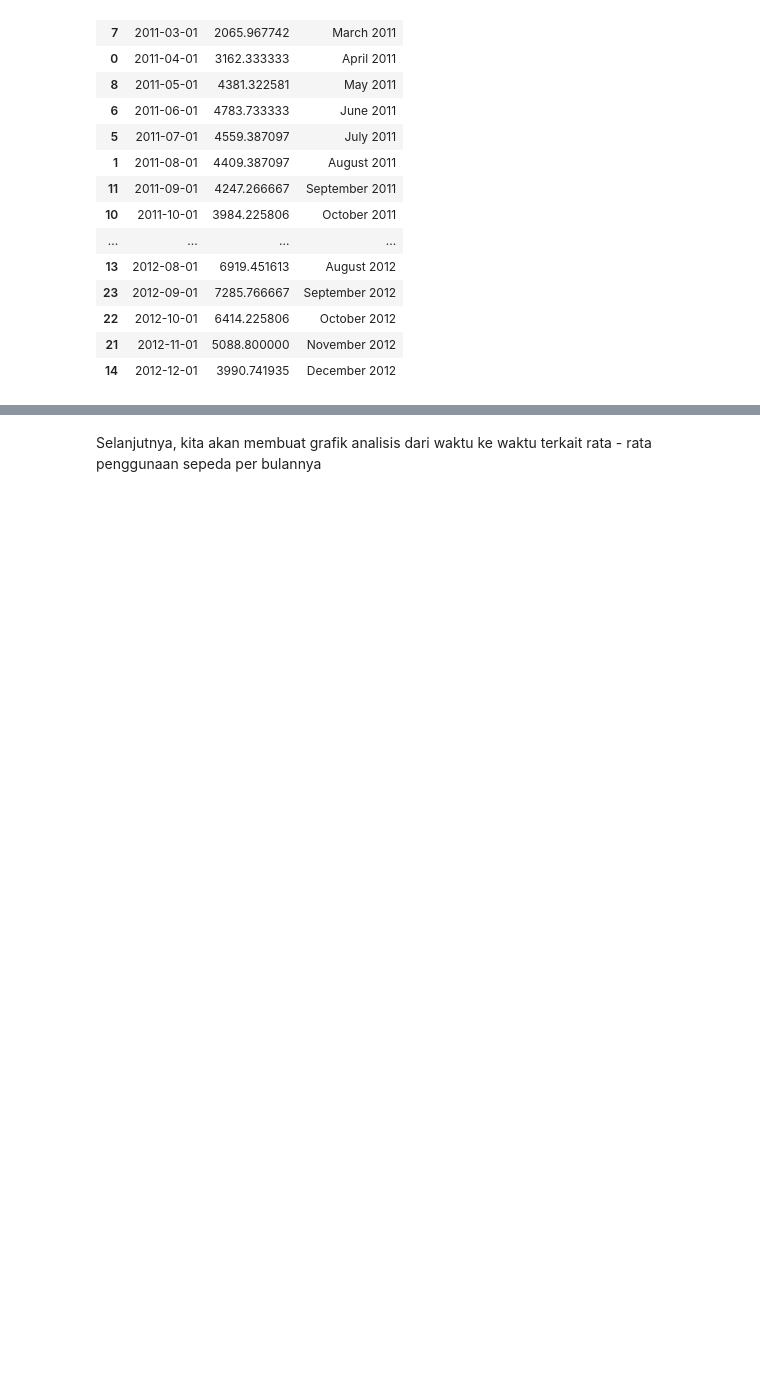
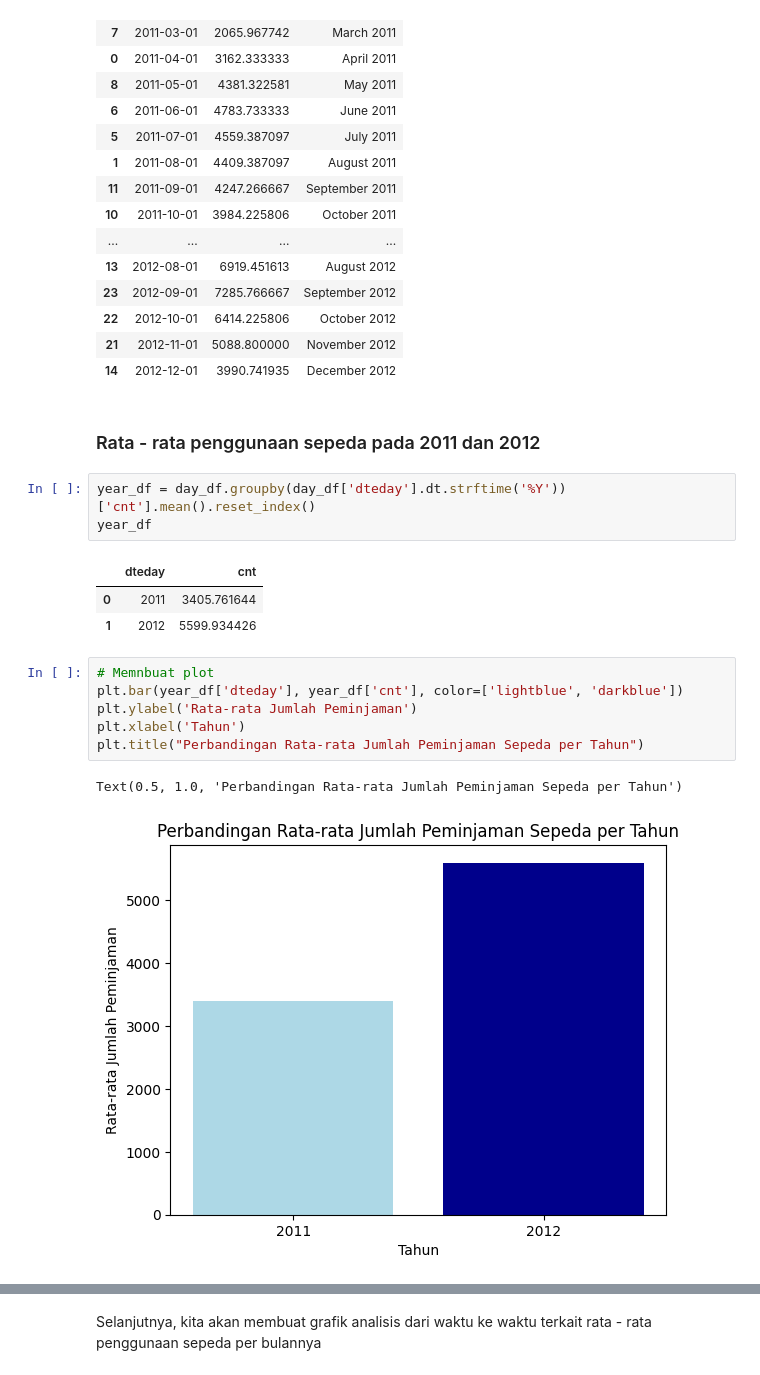
Before and after one commit to mie-intel/dicoding-ta-dasci, a Jupyter notebook: Proyek_Analisis_Data.ipynb, the cells around one changed output, grey strips where cells are left out. Saved outputs shown, nothing was run; the diff lists cells and outputs as text; blank space fills up the shorter version.

```diff
--- a/Proyek_Analisis_Data.ipynb
+++ b/Proyek_Analisis_Data.ipynb
@@ -442,3 +442,21 @@ month_df.head(24)
 | 22 | 2012-10-01 | 6414.225806 | October 2012 |
 | 21 | 2012-11-01 | 5088.800000 | November 2012 |
 | 14 | 2012-12-01 | 3990.741935 | December 2012 |
+# %% [markdown]
+### Rata - rata penggunaan sepeda pada 2011 dan 2012
+# %%
+year_df = day_df.groupby(day_df['dteday'].dt.strftime('%Y'))['cnt'].mean().reset_index()
+year_df
+# %% [output]
+|  | dteday | cnt |
+| 0 | 2011 | 3405.761644 |
+| 1 | 2012 | 5599.934426 |
+# %%
+# Memnbuat plot
+plt.bar(year_df['dteday'], year_df['cnt'], color=['lightblue', 'darkblue'])
+plt.ylabel('Rata-rata Jumlah Peminjaman')
+plt.xlabel('Tahun')
+plt.title("Perbandingan Rata-rata Jumlah Peminjaman Sepeda per Tahun")
+# %% [output]
+Text(0.5, 1.0, 'Perbandingan Rata-rata Jumlah Peminjaman Sepeda per Tahun')
+[figure, added]
```
Also changed, not shown: parts of 5 cells of this notebook.
